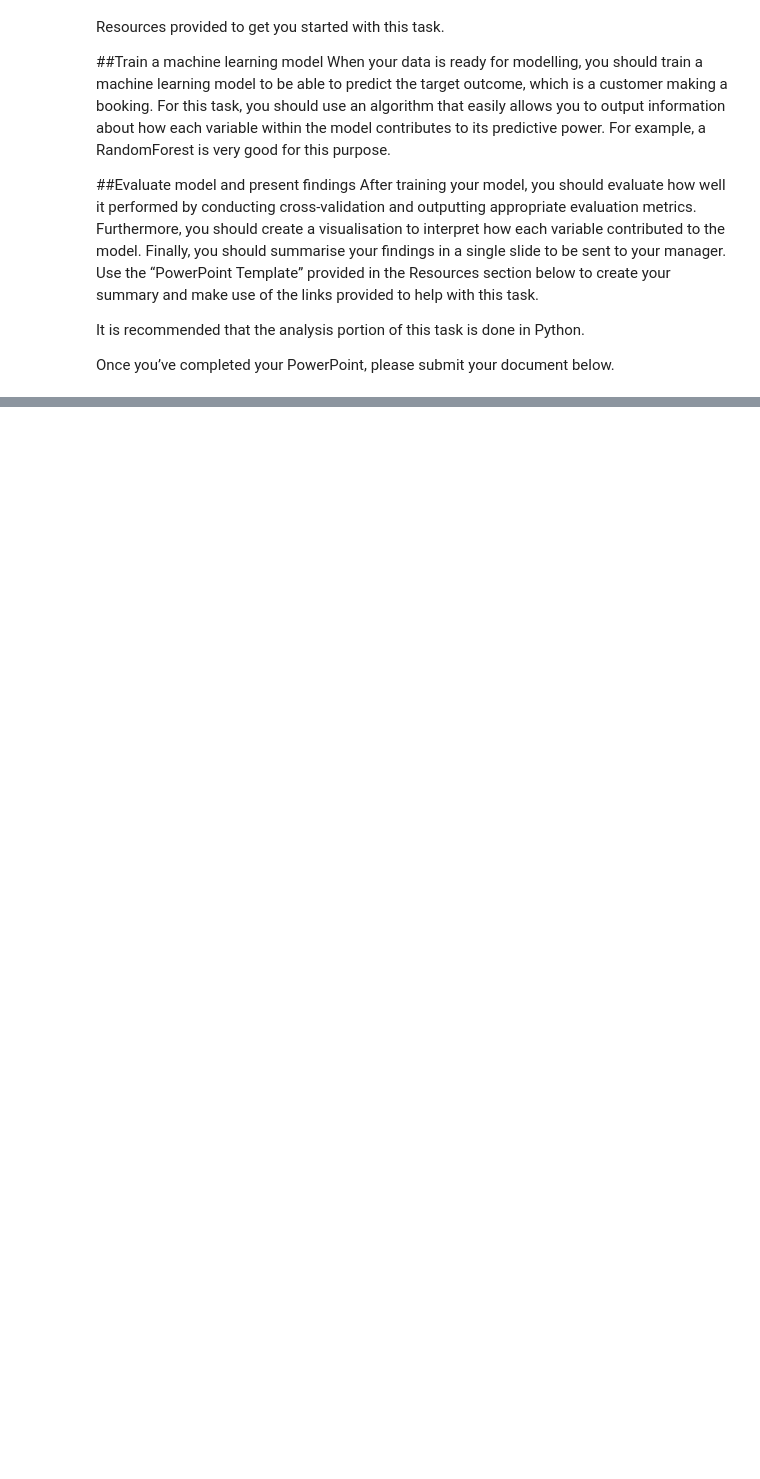
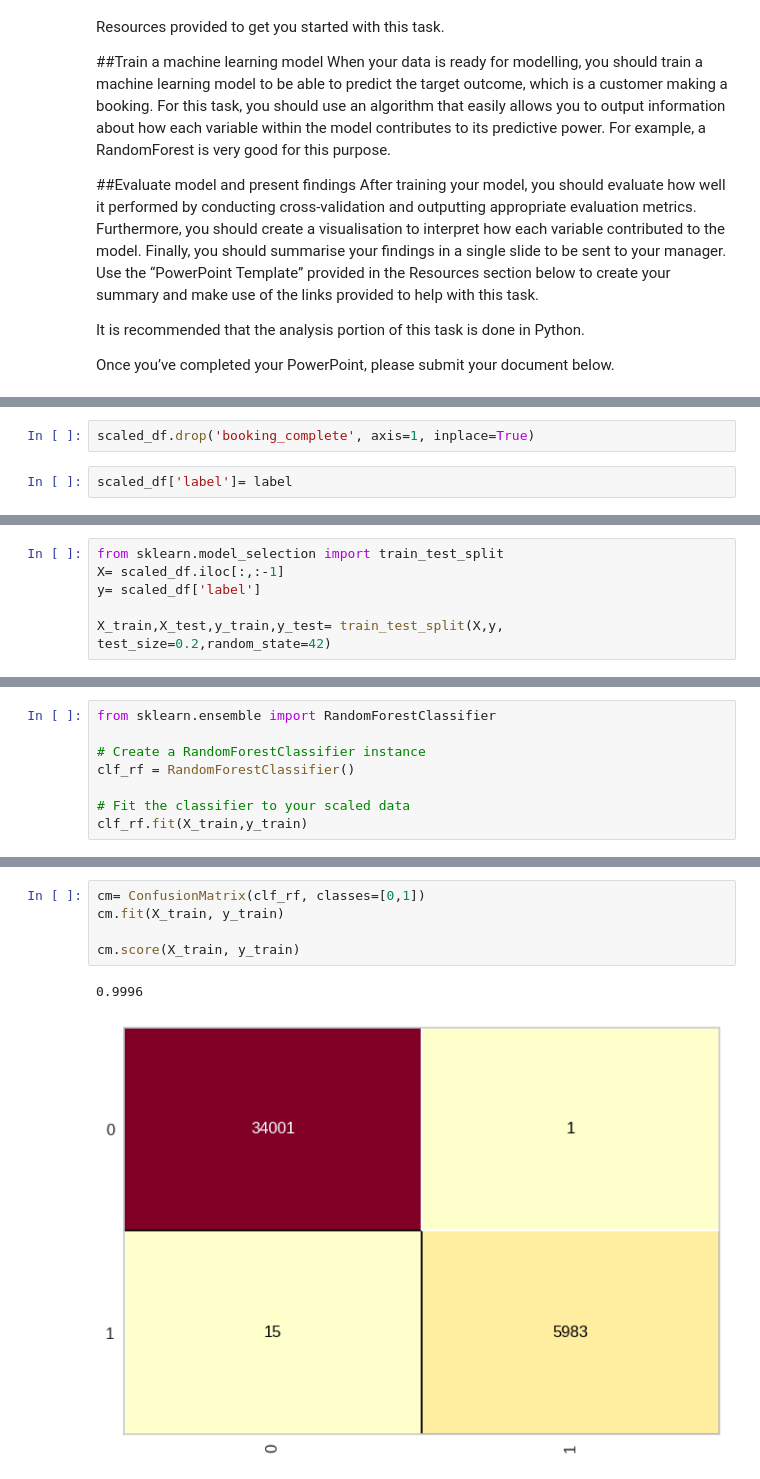
Before and after one commit to i-ninte/machine_learning, a Jupyter notebook: BA_prediction.ipynb, the cells around one changed output, grey strips where cells are left out. Drawn from its saved outputs; the diff is of its cells as text; blank space fills up the shorter version.

```diff
--- a/BA_prediction.ipynb
+++ b/BA_prediction.ipynb
@@ -25,0 +290,4 @@ Once you’ve completed your PowerPoint, please submit your document below.
+# %%
+scaled_df.drop('booking_complete', axis=1, inplace=True)
+# %%
+scaled_df['label']= label
@@ -25,0 +305,6 @@ Once you’ve completed your PowerPoint, please submit your document below.
+# %%
+from sklearn.model_selection import train_test_split
+X= scaled_df.iloc[:,:-1]
+y= scaled_df['label']
+
+X_train,X_test,y_train,y_test= train_test_split(X,y, test_size=0.2,random_state=42)
@@ -25,0 +345,8 @@ Once you’ve completed your PowerPoint, please submit your document below.
+# %%
+from sklearn.ensemble import RandomForestClassifier
+
+# Create a RandomForestClassifier instance
+clf_rf = RandomForestClassifier()
+
+# Fit the classifier to your scaled data
+clf_rf.fit(X_train,y_train)
@@ -25,0 +374,8 @@ Once you’ve completed your PowerPoint, please submit your document below.
+# %%
+cm= ConfusionMatrix(clf_rf, classes=[0,1])
+cm.fit(X_train, y_train)
+
+cm.score(X_train, y_train)
+# %% [output]
+0.9996
+[figure, added]
```
Also changed, not shown: parts of 53 cells of this notebook.
